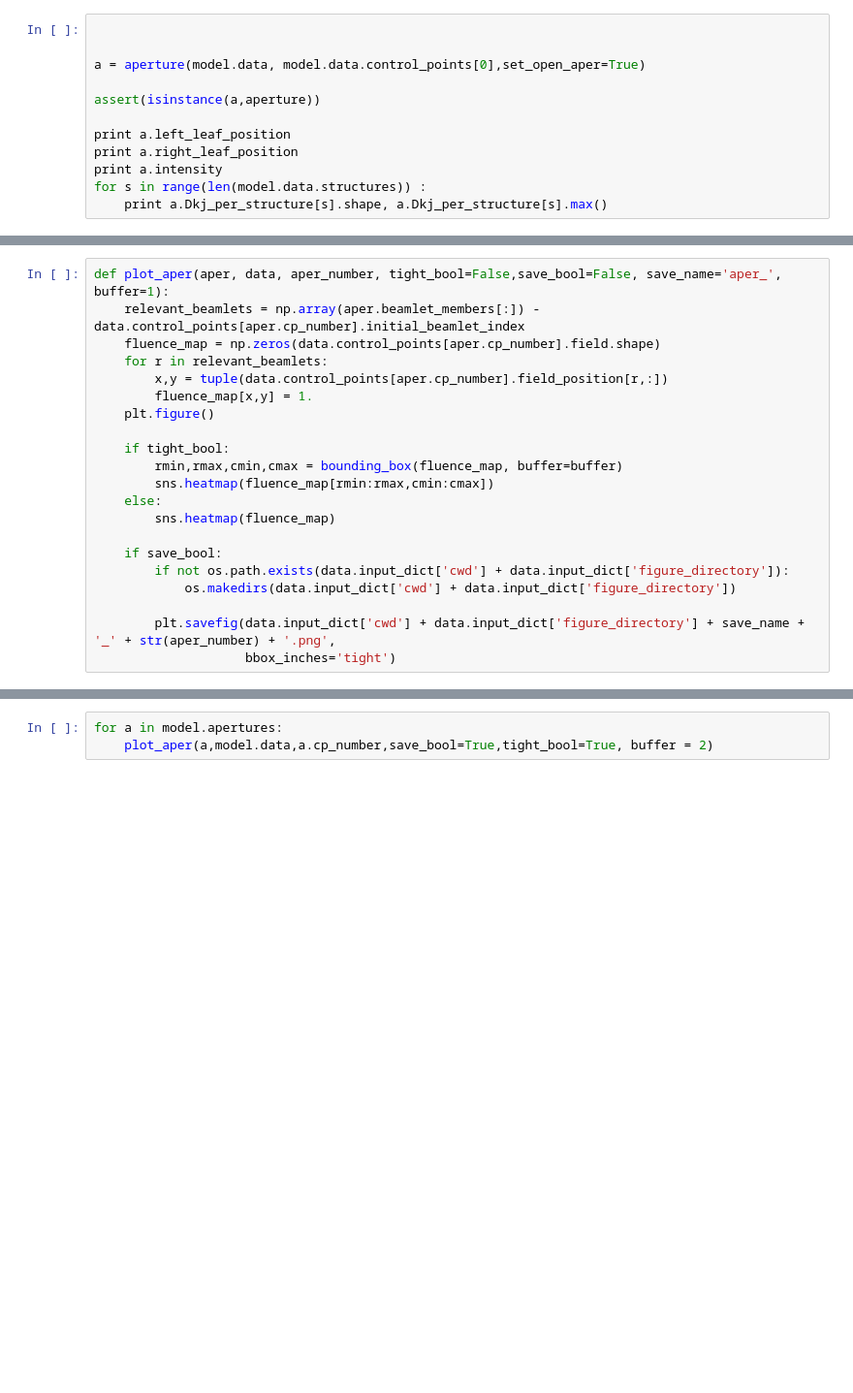
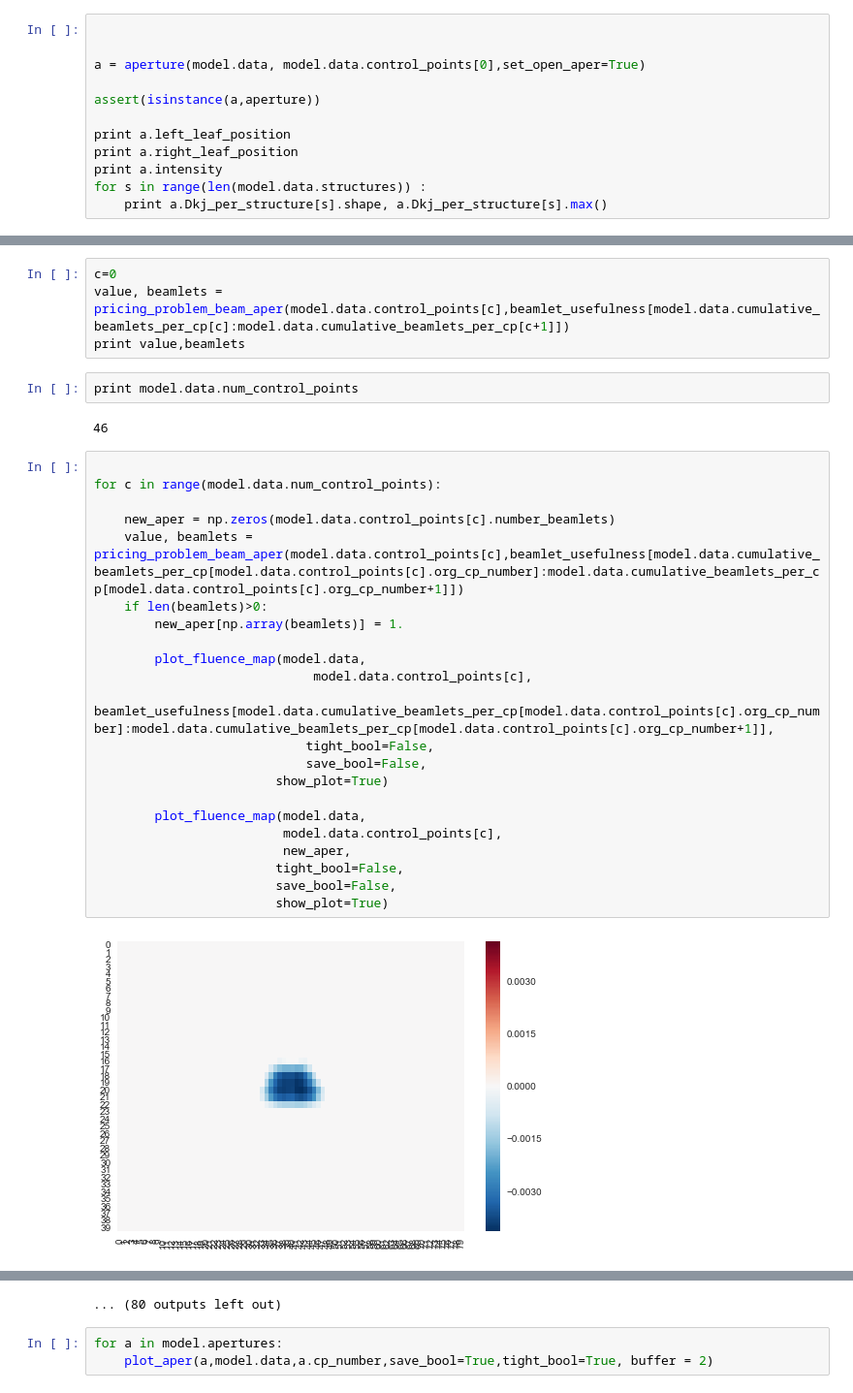
Before and after one commit to brugaltheelder/vmat_auto, a Jupyter notebook: troy_vmat_testing.ipynb, the cells around one changed output, grey strips where cells are left out. Shown at 97% size. Saved outputs shown, nothing was run; the diff lists cells and outputs as text; blank space fills up the shorter version.

```diff
--- a/troy_vmat_testing.ipynb
+++ b/troy_vmat_testing.ipynb
@@ -153,21 +164,32 @@ for c in range(1):#range(model.data.num_control_points):
-# %%
-def plot_aper(aper, data, aper_number, tight_bool=False,save_bool=False, save_name='aper_', buffer=1):
-    relevant_beamlets = np.array(aper.beamlet_members[:]) - data.control_points[aper.cp_number].initial_beamlet_index
-    fluence_map = np.zeros(data.control_points[aper.cp_number].field.shape)
-    for r in relevant_beamlets:
-        x,y = tuple(data.control_points[aper.cp_number].field_position[r,:])
-        fluence_map[x,y] = 1.
-    plt.figure()
-
-    if tight_bool:
-        rmin,rmax,cmin,cmax = bounding_box(fluence_map, buffer=buffer)
-        sns.heatmap(fluence_map[rmin:rmax,cmin:cmax])
-    else:
-        sns.heatmap(fluence_map)
-
-    if save_bool:
-        if not os.path.exists(data.input_dict['cwd'] + data.input_dict['figure_directory']):
-            os.makedirs(data.input_dict['cwd'] + data.input_dict['figure_directory'])
-
-        plt.savefig(data.input_dict['cwd'] + data.input_dict['figure_directory'] + save_name + '_' + str(aper_number) + '.png',
-                    bbox_inches='tight')
+# %%
+c=0
+value, beamlets = pricing_problem_beam_aper(model.data.control_points[c],beamlet_usefulness[model.data.cumulative_beamlets_per_cp[c]:model.data.cumulative_beamlets_per_cp[c+1]])
+print value,beamlets
+# %%
+print model.data.num_control_points
+# %% [output]
+46
+# %%
+
+for c in range(model.data.num_control_points):
+
+    new_aper = np.zeros(model.data.control_points[c].number_beamlets)
+    value, beamlets = pricing_problem_beam_aper(model.data.control_points[c],beamlet_usefulness[model.data.cumulative_beamlets_per_cp[model.data.control_points[c].org_cp_number]:model.data.cumulative_beamlets_per_cp[model.data.control_points[c].org_cp_number+1]])
+    if len(beamlets)>0:
+        new_aper[np.array(beamlets)] = 1.
+
+        plot_fluence_map(model.data,
+                             model.data.control_points[c],
+                             beamlet_usefulness[model.data.cumulative_beamlets_per_cp[model.data.control_points[c].org_cp_number]:model.data.cumulative_beamlets_per_cp[model.data.control_points[c].org_cp_number+1]],
+                            tight_bool=False,
+                            save_bool=False,
+                        show_plot=True)
+
+        plot_fluence_map(model.data,
+                         model.data.control_points[c],
+                         new_aper,
+                        tight_bool=False,
+                        save_bool=False,
+                        show_plot=True)
+# %% [output]
+[figure, added]
@@ -174,3 +207,4 @@ def plot_aper(aper, data, aper_number, tight_bool=False,save_bool=False, save_na
+... (80 outputs left out)
 # %%
 for a in model.apertures:
     plot_aper(a,model.data,a.cp_number,save_bool=True,tight_bool=True, buffer = 2)
```
Also changed, not shown: parts of 4 cells of this notebook, 6 other files.
